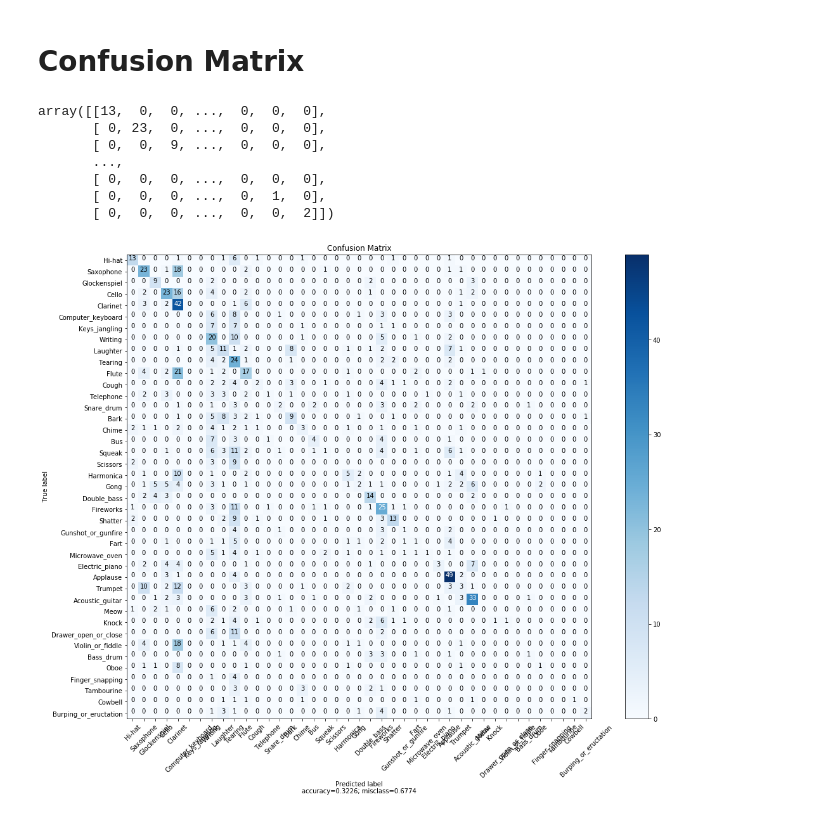
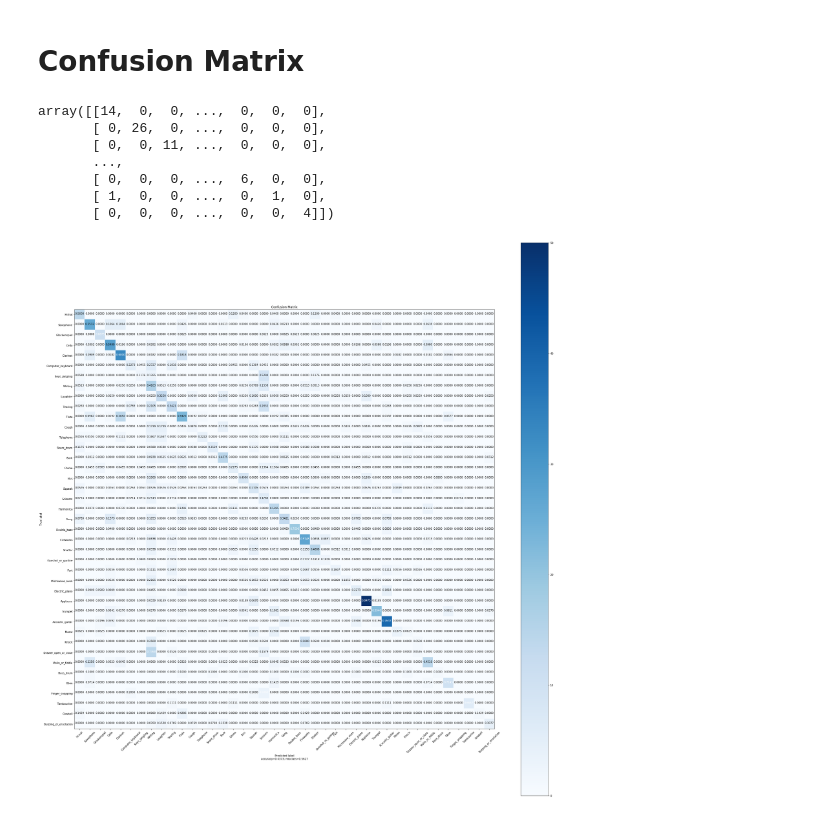
Before and after one commit to nvgopal/DS3_Audio_Reg, a Jupyter notebook: AudioClassification.ipynb, the cells around one changed output. Cells and saved outputs as stored; diff of their text form; code cells hidden in the pictures.

Commit message:
Fixed matrix sizing

```diff
--- a/AudioClassification.ipynb
+++ b/AudioClassification.ipynb
@@ -182,7 +183,7 @@ model.compile(
 model.fit(
     x=X_train,
     y=y_train,
-    epochs=12,
+    epochs=80,
     batch_size=128,
     validation_data= (X_test, y_test))
 
@@ -225,13 +226,13 @@ comp = pd.DataFrame({'y_pred': y_pred, 'y_test': conf_test})
 matrix = confusion_matrix(conf_test, y_pred)
 matrix
 # %% [output]
-array([[13,  0,  0, ...,  0,  0,  0],
-       [ 0, 23,  0, ...,  0,  0,  0],
-       [ 0,  0,  9, ...,  0,  0,  0],
+array([[14,  0,  0, ...,  0,  0,  0],
+       [ 0, 26,  0, ...,  0,  0,  0],
+       [ 0,  0, 11, ...,  0,  0,  0],
        ...,
-       [ 0,  0,  0, ...,  0,  0,  0],
-       [ 0,  0,  0, ...,  0,  1,  0],
-       [ 0,  0,  0, ...,  0,  0,  2]])
+       [ 0,  0,  0, ...,  6,  0,  0],
+       [ 1,  0,  0, ...,  0,  1,  0],
+       [ 0,  0,  0, ...,  0,  0,  4]])
 # %%
 #https://www.kaggle.com/grfiv4/plot-a-confusion-matrix
 
@@ -282,7 +283,7 @@ def plot_confusion_matrix(cm,
     if cmap is None:
         cmap = plt.get_cmap('Blues')
 
-    plt.figure(figsize=(16, 12))
+    plt.figure(figsize=(30, 30))
     plt.imshow(cm, interpolation='nearest', cmap=cmap)
     plt.title(title)
     plt.colorbar()
@@ -311,11 +312,11 @@ def plot_confusion_matrix(cm,
     plt.tight_layout()
     plt.ylabel('True label')
     plt.xlabel('Predicted label\naccuracy={:0.4f}; misclass={:0.4f}'.format(accuracy, misclass))
+    plt.savefig('confusion.jpg')
     plt.show()
 # %%
-plot_confusion_matrix(matrix, normalize    = False,
-                      # LIST NOT CORRECT
+plot_confusion_matrix(matrix, normalize    = True,
                       target_names = valid_data.label.unique(),
                       title        = "Confusion Matrix")
 # %% [output]
-[figure, old version]
+[figure, new version]
```
Also changed, not shown: parts of 4 cells of this notebook.
